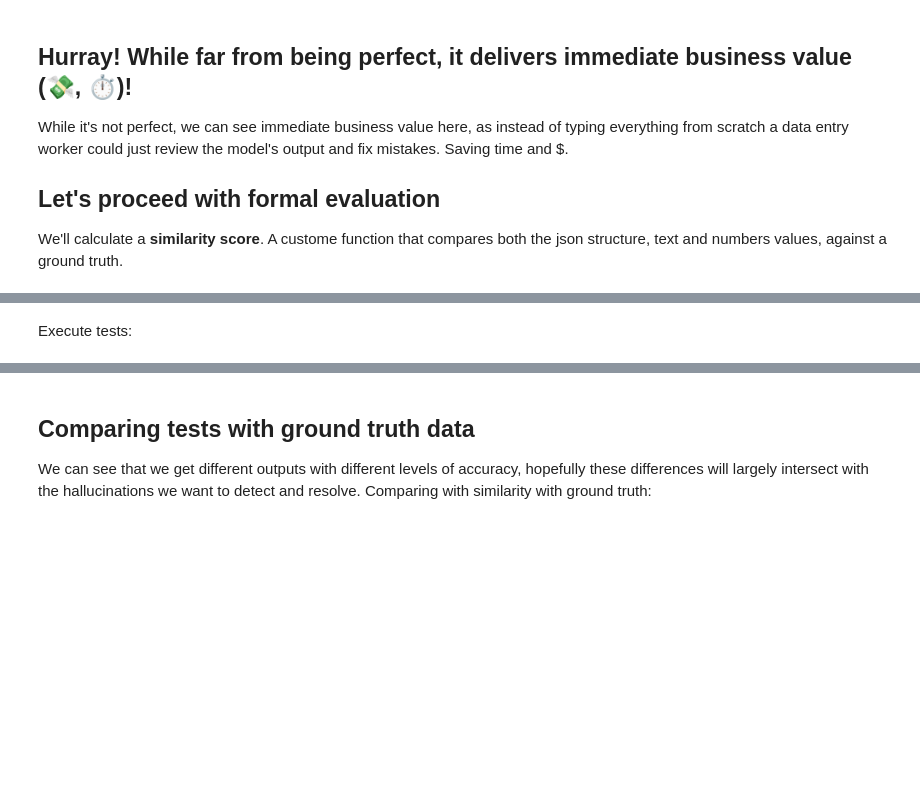
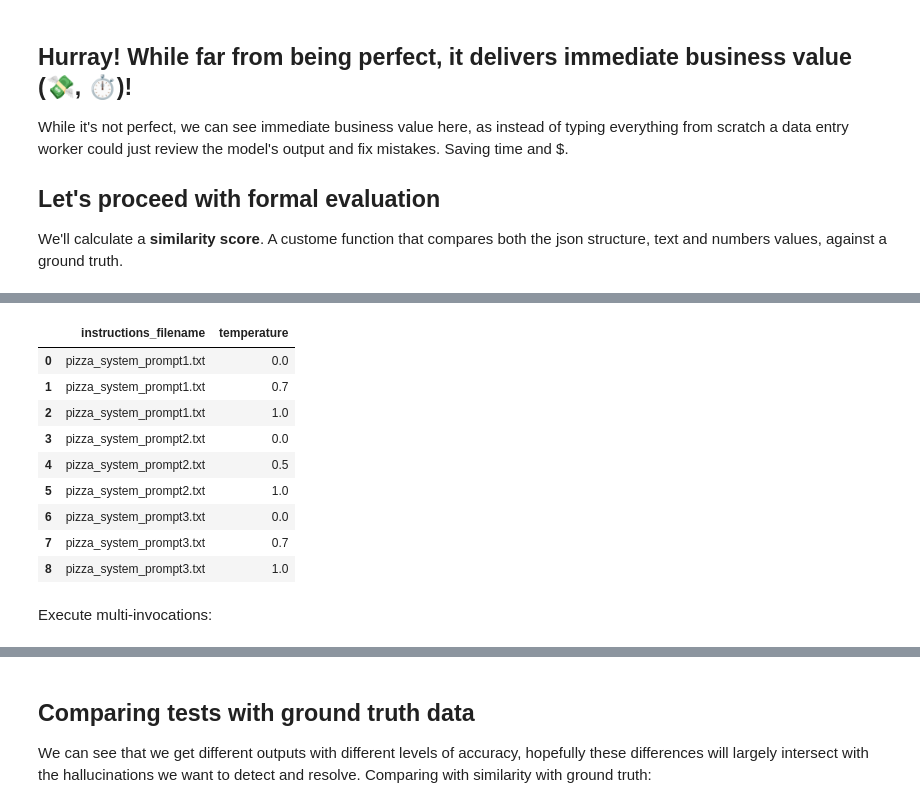
Before and after one commit to gilinachum/LLM-OCR-Evaluation, a Jupyter notebook: main.ipynb, the cells around one changed output, grey strips where cells are left out. Cells and saved outputs as stored; diff of their text form; code cells hidden in the pictures; blank space fills up the shorter version.

```diff
--- a/main.ipynb
+++ b/main.ipynb
@@ -175,7 +181,7 @@ When in the wild, i.e., w/o ground truth data:
 ### Let's attempt detection and resolution using multiple invocations and majority voting
 Start with defning 9 different invocations designd to induce different results:
 # %%
-#model_id = "anthropic.claude-3-sonnet-20240229-v1:0".  # Sonnet 3.5 is far better than 3.0 in this task
+#model_id = "anthropic.claude-3-sonnet-20240229-v1:0".  # Sonnet 3.5 outperforms Sonnet 3.0 in this task
 base_test = {
                 'model_id' : "us.anthropic.claude-3-5-sonnet-20240620-v1:0",
                 'input_image' : input_image_fullpath,
@@ -184,37 +190,52 @@ base_test = {
         }
 
 # variations
 from copy import deepcopy
 num_of_invocations = 9
 tests = [deepcopy(base_test) for i in range(num_of_invocations)]
 tests[0]['temperature'] = 0
-
 tests[1]['temperature'] = 0.7
-
 tests[2]['temperature'] = 1
 
 tests[3]['temperature'] = 0
 tests[3]['instructions_filename'] = 'pizza_system_prompt2.txt'
 
 tests[4]['temperature'] = 0.5
 tests[4]['instructions_filename'] = 'pizza_system_prompt2.txt'
 
 tests[5]['temperature'] = 1
 tests[5]['instructions_filename'] = 'pizza_system_prompt2.txt'
 
 tests[6]['temperature'] = 0
 tests[6]['instructions_filename'] = 'pizza_system_prompt3.txt'
 
 tests[7]['temperature'] = 0.7
 tests[7]['instructions_filename'] = 'pizza_system_prompt3.txt'
 
 tests[8]['temperature'] = 1
 tests[8]['instructions_filename'] = 'pizza_system_prompt3.txt'
 
 def get_outfile_path(idx, t):
         return f'./outputs/pizza_actual_' + t['model_id'] + f"_tempr({t['temperature']})_" + t['instructions_filename'].replace('.txt', '') + f'_{idx}' + '.json'
+
+
+# print invocations as table
+import pandas as pd
+df = pd.DataFrame(tests)
+df[['instructions_filename', 'temperature']]
+# %% [output]
+|  | instructions_filename | temperature |
+| 0 | pizza_system_prompt1.txt | 0.0 |
+| 1 | pizza_system_prompt1.txt | 0.7 |
+| 2 | pizza_system_prompt1.txt | 1.0 |
+| 3 | pizza_system_prompt2.txt | 0.0 |
+| 4 | pizza_system_prompt2.txt | 0.5 |
+| 5 | pizza_system_prompt2.txt | 1.0 |
+| 6 | pizza_system_prompt3.txt | 0.0 |
+| 7 | pizza_system_prompt3.txt | 0.7 |
+| 8 | pizza_system_prompt3.txt | 1.0 |
-# %% [markdown]
-Execute tests:
+# %% [markdown]
+Execute multi-invocations:
 # %%
 for idx,test in enumerate(tests): # IMPROVE: can run in parallel
         outfile_path = get_outfile_path(idx, test)
```
Also changed, not shown: parts of 15 cells of this notebook, 14 other files.
